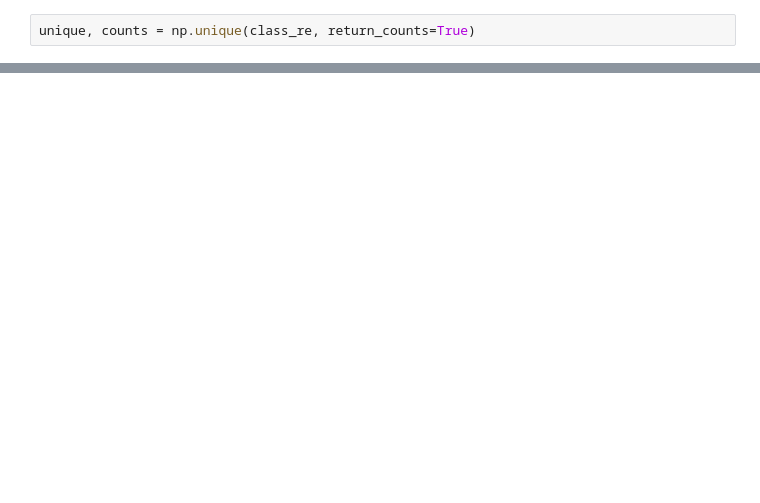
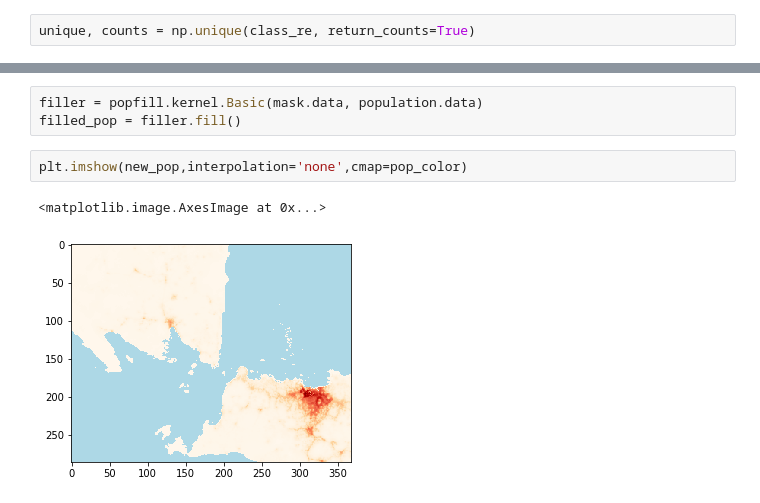
Before and after one commit to geohackweek/ghw2018_popfill, a Jupyter notebook: visualization.ipynb, the cells around one changed output, grey strips where cells are left out. Saved outputs shown, nothing was run; the diff lists cells and outputs as text; blank space fills up the shorter version.

```diff
--- a/visualization.ipynb
+++ b/visualization.ipynb
@@ -85,0 +117,8 @@ plt.xticks(np.arange(4), ('no data - sea','no data - land','data - sea','data -
+# %%
+filler = popfill.kernel.Basic(mask.data, population.data)
+filled_pop = filler.fill()
+# %%
+plt.imshow(new_pop,interpolation='none',cmap=pop_color)
+# %% [output]
+<matplotlib.image.AxesImage at 0x...>
+[figure, added]
```
Also changed, not shown: parts of 17 cells of this notebook, 1 other file.
